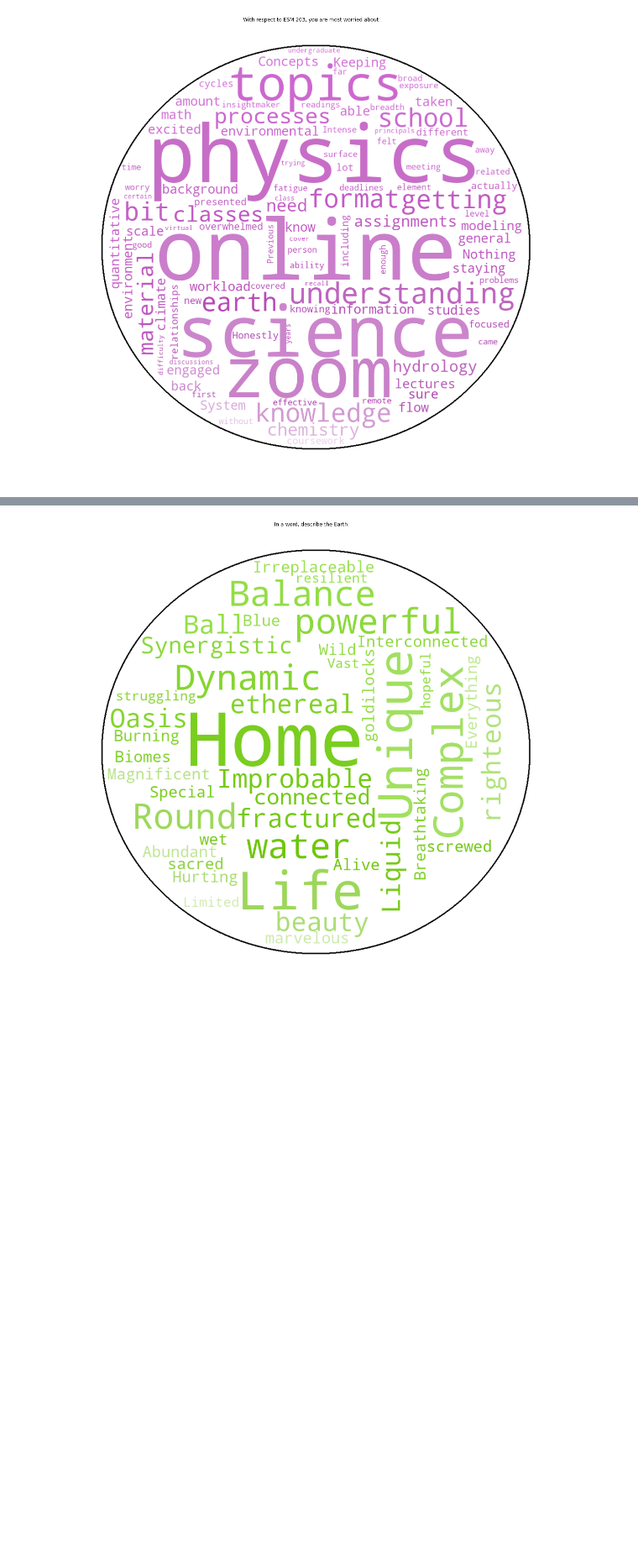
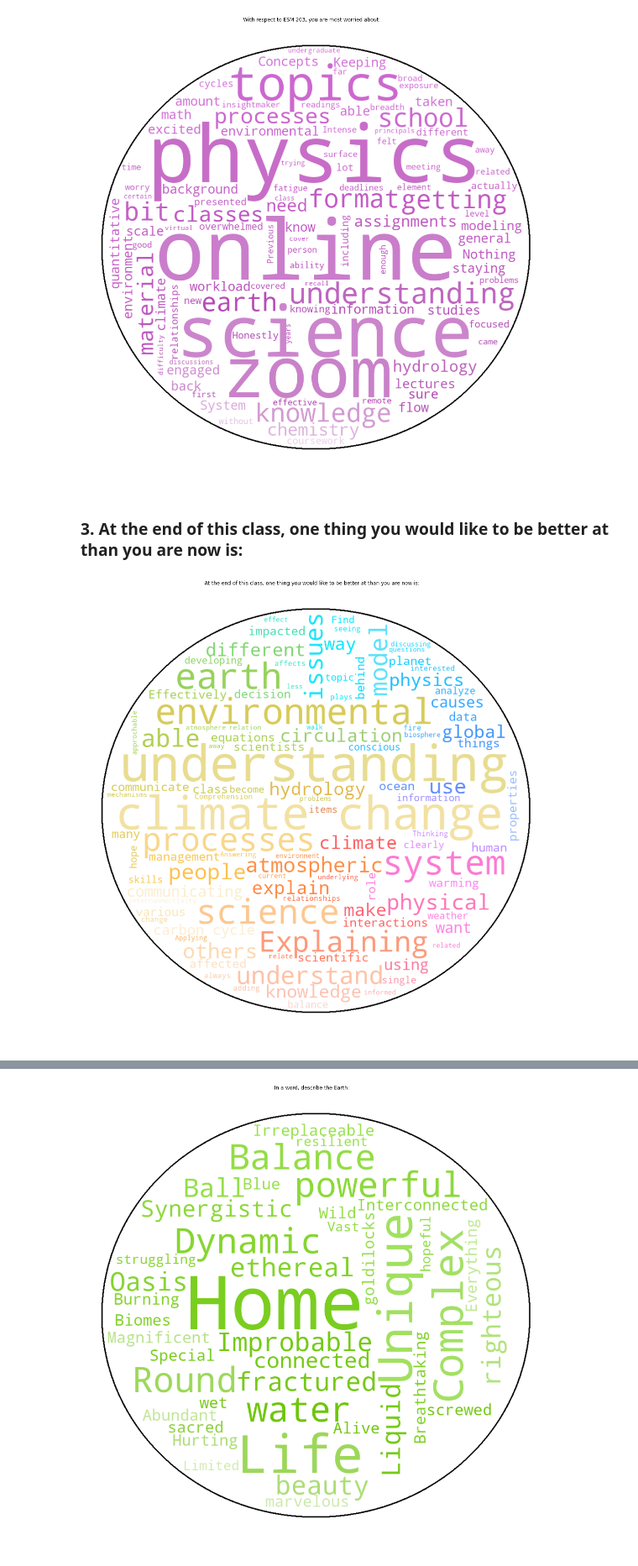
Before and after one commit to environmental-data-science/ESM_203, a Jupyter notebook: Survey Word Cloud Results.ipynb, the cells around one changed output, grey strips where cells are left out. Shown at 84% size. Cells and saved outputs as stored; diff of their text form; code cells hidden in the pictures; blank space fills up the shorter version.

Commit message:
updated word clouds

```diff
--- a/Survey Word Cloud Results.ipynb
+++ b/Survey Word Cloud Results.ipynb
@@ -30,6 +30,7 @@ df.head()
 # %%
 most_interested_text = " ".join(df['most_interested'].dropna().to_list())
 most_worried_text = " ".join(df['most_worried'].dropna().to_list())
+better_at_text = " ".join(df['better_at'].dropna().to_list())
 earth_text = " ".join(df['earth'].dropna().to_list())
 # %% [markdown]
 ## Make the word clouds!
@@ -85,4 +86,30 @@ plt.axis("off")
 plt.show()
 # %% [output]
 [figure]
+# %% [markdown]
+### 3. At the end of this class, one thing you would like to be better at than you are now is:
+# %%
+max_words = 100
+stopwords = set(STOPWORDS)
+
+stopwords.update(["better"])
+
+mask = np.array(Image.open('data/better_mask.png'))
+
+wordcloud = WordCloud(
+    max_words=max_words,
+    mask=mask,
+    contour_width=3,
+    stopwords=stopwords,
+    background_color="white").generate(better_at_text)
+
+image_colors = ImageColorGenerator(mask)
+
+plt.figure(figsize=[20,20])
+plt.imshow(wordcloud.recolor(color_func=image_colors), interpolation='bilinear')
+plt.title('At the end of this class, one thing you would like to be better at than you are now is:')
+plt.axis("off")
+plt.show()
+# %% [output]
+[figure, added]
 # %% [markdown]
```
Also changed, not shown: parts of 3 cells of this notebook, 1 other file.
